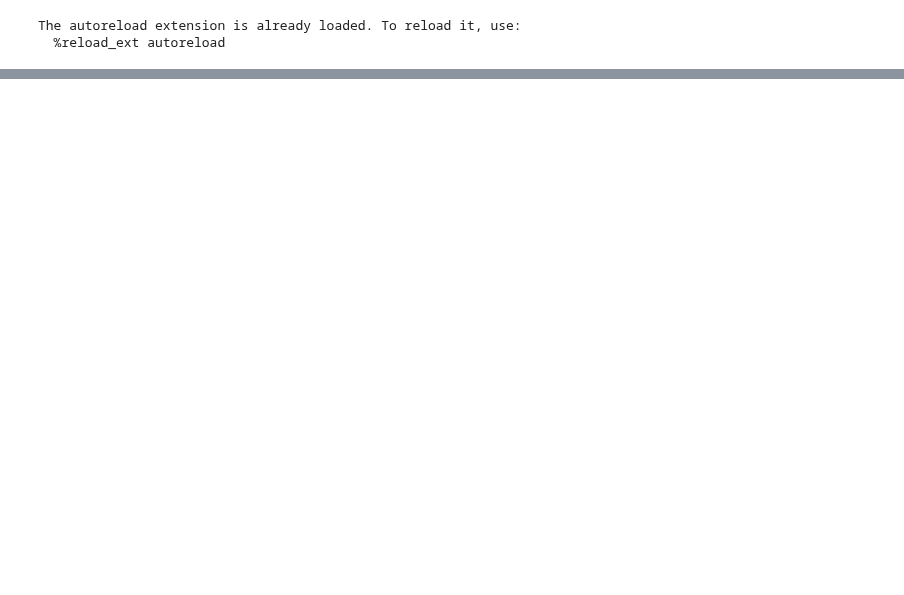
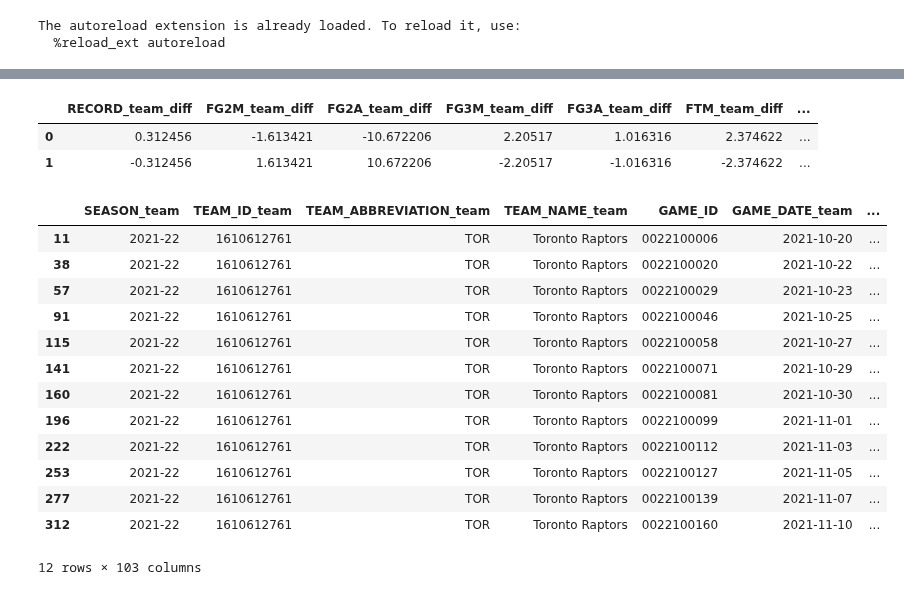
Before and after one commit to jnish23/NBA_Model, a Jupyter notebook: notebooks/run_model.ipynb, the cells around one changed output, grey strips where cells are left out. Cells and saved outputs as stored; diff of their text form; code cells hidden in the pictures; blank space fills up the shorter version.

Commit message:
cleaned up repo, added EDA notebook

```diff
--- a/notebooks/run_model.ipynb
+++ b/notebooks/run_model.ipynb
@@ -21,0 +33,55 @@ prev_season_elo = pd.read_csv("../data/clean/final_elo_ratings_2020.csv")
+# %%
+home_team = 'PHI'
+away_team = 'TOR'
+home_spread = -3
+away_spread = -home_spread
+home_ml = 1.69
+away_ml = 2.25
+
+conn = sqlite3.connect('../data/nba.db')
+season = 2021
+
+df = load_current_season_team_data(conn, season)
+
+df = clean_team_data(df)
+
+df = prep_for_aggregation(df)
+
+spreads, moneylines = load_current_season_betting_data(conn, 2021)
+clean_moneylines = clean_moneyline_df(df = moneylines)
+clean_spreads = clean_spreads_df(df = spreads)
+
+full_df = merge_betting_and_boxscore_data(clean_spreads, clean_moneylines, df)
+full_df = create_matchups(full_df)
+full_df = get_team_and_opp_ewm(full_df, min_periods=1, alpha=0.1)
+
+full_df = add_percentage_features(full_df)
+full_df = add_rest_days_for_model(full_df)
+
+current_elo, full_df = get_current_season_elo_ratings(full_df, prev_season_elo)
+
+matchup = create_matchup_rows_for_model(full_df, home_team, away_team,
+                                                home_spread, away_spread, home_ml, away_ml)
+
+matchup
+# %% [output]
+|  | RECORD_team_diff | FG2M_team_diff | FG2A_team_diff | FG3M_team_diff | FG3A_team_diff | FTM_team_diff | ... |
+| 0 | 0.312456 | -1.613421 | -10.672206 | 2.20517 | 1.016316 | 2.374622 | ... |
+| 1 | -0.312456 | 1.613421 | 10.672206 | -2.20517 | -1.016316 | -2.374622 | ... |
+# %%
+full_df.loc[full_df['TEAM_ABBREVIATION_team'] == 'TOR']
+# %% [output]
+|  | SEASON_team | TEAM_ID_team | TEAM_ABBREVIATION_team | TEAM_NAME_team | GAME_ID | GAME_DATE_team | ... |
+| 11 | 2021-22 | 1610612761 | TOR | Toronto Raptors | 0022100006 | 2021-10-20 | ... |
+| 38 | 2021-22 | 1610612761 | TOR | Toronto Raptors | 0022100020 | 2021-10-22 | ... |
+| 57 | 2021-22 | 1610612761 | TOR | Toronto Raptors | 0022100029 | 2021-10-23 | ... |
+| 91 | 2021-22 | 1610612761 | TOR | Toronto Raptors | 0022100046 | 2021-10-25 | ... |
+| 115 | 2021-22 | 1610612761 | TOR | Toronto Raptors | 0022100058 | 2021-10-27 | ... |
+| 141 | 2021-22 | 1610612761 | TOR | Toronto Raptors | 0022100071 | 2021-10-29 | ... |
+| 160 | 2021-22 | 1610612761 | TOR | Toronto Raptors | 0022100081 | 2021-10-30 | ... |
+| 196 | 2021-22 | 1610612761 | TOR | Toronto Raptors | 0022100099 | 2021-11-01 | ... |
+| 222 | 2021-22 | 1610612761 | TOR | Toronto Raptors | 0022100112 | 2021-11-03 | ... |
+| 253 | 2021-22 | 1610612761 | TOR | Toronto Raptors | 0022100127 | 2021-11-05 | ... |
+| 277 | 2021-22 | 1610612761 | TOR | Toronto Raptors | 0022100139 | 2021-11-07 | ... |
+| 312 | 2021-22 | 1610612761 | TOR | Toronto Raptors | 0022100160 | 2021-11-10 | ... |
+12 rows × 103 columns
```
Also changed, not shown: parts of 5 cells of this notebook, 15 other files.
